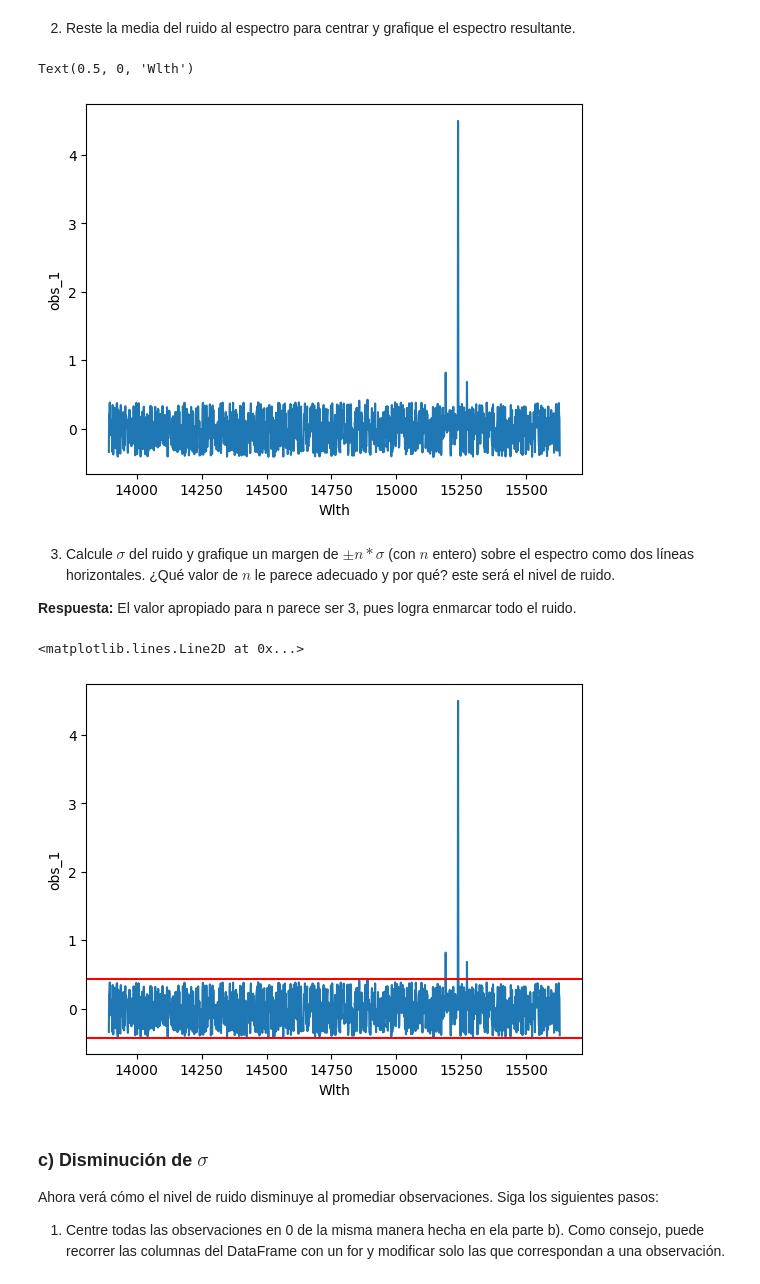
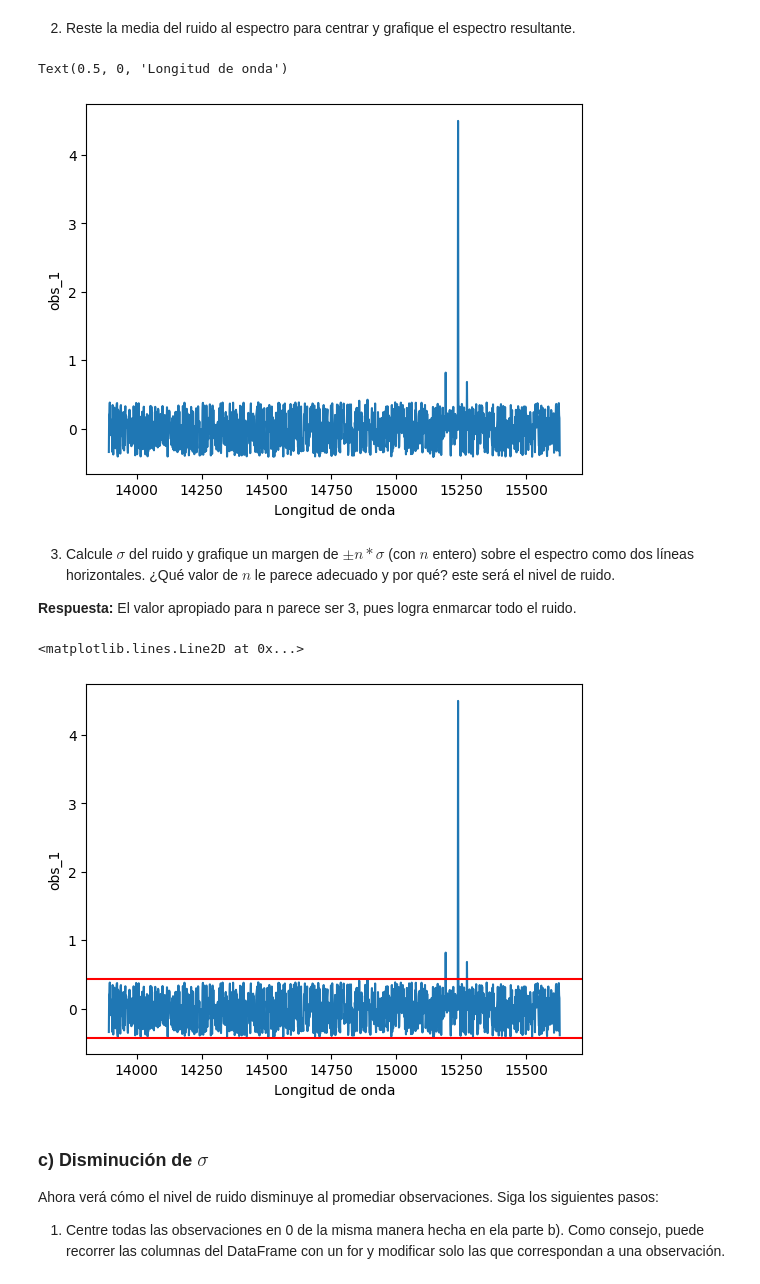
Before and after one commit to bsttiv/Tarea-2, a Jupyter notebook: Tarea2_Desarrollo.ipynb, the cells around one changed output. Cells and saved outputs as stored; diff of their text form; code cells hidden in the pictures.

Commit message:
Añadidos comentarios y arreglo de errores

```diff
--- a/Tarea2_Desarrollo.ipynb
+++ b/Tarea2_Desarrollo.ipynb
@@ -212,0 +257,13 @@ Text(0.5, 0, 'Wlth')
+# %%
+# Grafique aquí
+
+# Se extraen las columnas Wlth y obs_1 del DataFrame
+wlth = data['Wlth']
+obs_1 = data['obs_1']
+
+# Se crea un gráfico normal de la longitud de onda en el eje x y obs_1 en el eje usando plt
+plt.plot(wlth, obs_1)
+
+# Se añaden los titulos a los ejes
+plt.ylabel("obs_1")
+plt.xlabel("Longitud de onda")
@@ -240,31 +310,46 @@ ruido = obs_1.loc[lambda x: (x >= mu_obs1 - std_obs_1) & (x <= mu_obs1 + std_obs
 2. Reste la media del ruido al espectro para centrar y grafique el espectro resultante.
 # %%
 # Grafique el espectro centrado en 0 aquí
+
+# Se obtiene la media aritmética del ruido
 mu_ruido = ruido.mean()
+
+# Se le resta la media aritmética del ruido a la columna obs_1
 obs_1_clean2 = obs_1 - mu_ruido
-plt.plot(data['Wlth'], obs_1_clean2)
+
+# Se grafica el array obtenido usando plt
+plt.plot(wlth, obs_1_clean2)
+
+# Se añaden los titulos de eje
 plt.ylabel("obs_1")
-plt.xlabel("Wlth")
+plt.xlabel("Longitud de onda")
 # %% [output]
-Text(0.5, 0, 'Wlth')
+Text(0.5, 0, 'Longitud de onda')
-[figure, old version]
+[figure, new version]
 # %% [markdown]
 3. Calcule $\sigma$ del ruido y grafique un margen de $\pm n*\sigma$ (con $n$ entero) sobre el espectro como dos líneas horizontales. ¿Qué valor de $n$ le parece adecuado y por qué? este será el nivel de ruido.
 
 **Respuesta:** El valor apropiado para n parece ser 3, pues logra enmarcar todo el ruido.
 # %%
+# Se obtiene la desviación estándar del ruido
 ruido_std = ruido.std()
+
+# Se fija un n (por medio de prueba y error)
 n = 3
-mu_ruido = ruido.mean()
-obs_1_clean2 = obs_1 - mu_ruido
-plt.plot(data['Wlth'], obs_1_clean2)
+
+# Se grafican los mismos datos que en la celda de código anterior
+plt.plot(wlth, obs_1_clean2)
+
+# Se añaden los títulos de los ejes
 plt.ylabel("obs_1")
-plt.xlabel("Wlth")
+plt.xlabel("Longitud de onda")
+
+# Se grafican las líneas horizontales en n*ruido_std y -n*ruido_std
 plt.axhline(y = n*ruido_std, color = 'r', linestyle = '-')
 plt.axhline(y = -n*ruido_std, color = 'r', linestyle = '-')
 # %% [output]
 <matplotlib.lines.Line2D at 0x...>
-[figure, old version]
+[figure, new version]
 # %% [markdown]
 ### c) Disminución de $\sigma$
 
```
Also changed, not shown: parts of 26 cells of this notebook.
